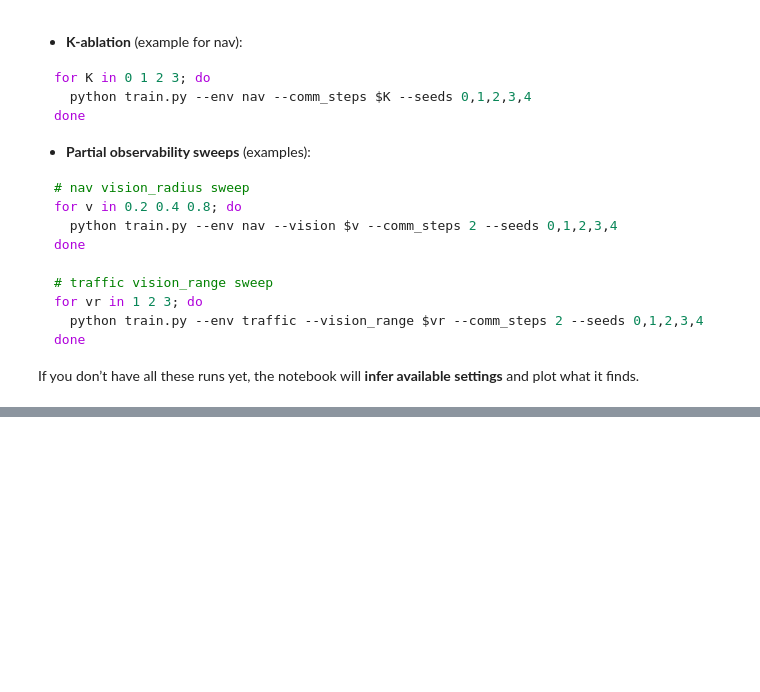
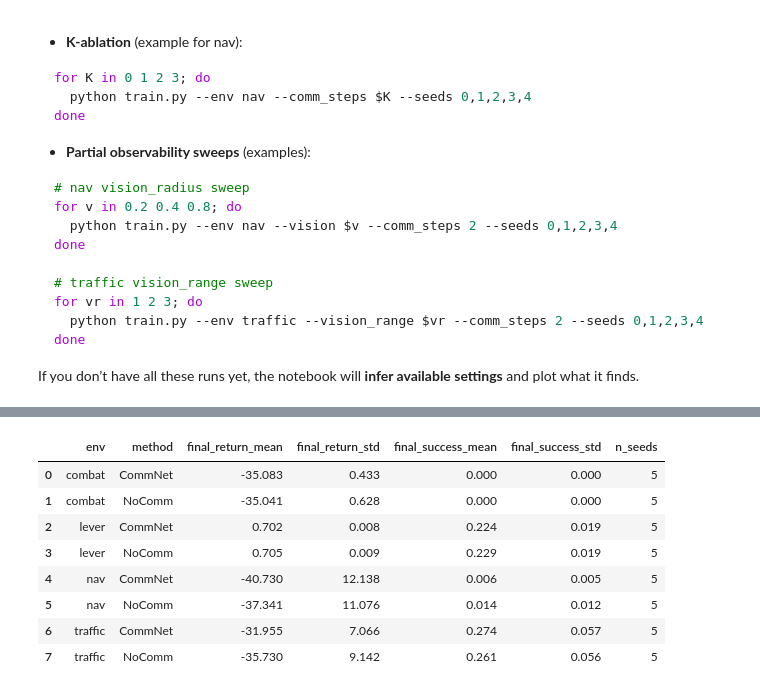
Before and after one commit to Xadoran/learning-multiagent-communication, a Jupyter notebook: analysis/commnet_results.ipynb, the cells around one changed output, grey strips where cells are left out. Cells and saved outputs as stored; diff of their text form; code cells hidden in the pictures; blank space fills up the shorter version.

```diff
--- a/analysis/commnet_results.ipynb
+++ b/analysis/commnet_results.ipynb
@@ -682,0 +673,92 @@ If you don’t have all these runs yet, the notebook will **infer available sett
+# %%
+# Final performance summary table (report-ready)
+from IPython.display import display
+
+import numpy as np
+import pandas as pd
+
+
+def _final_stats_over_seeds(rs: list[Run]) -> dict[str, float | int]:
+    """Compute final-window stats over seeds (deduped to latest run per seed)."""
+    latest = _latest_per_seed(rs)
+    n = len(latest)
+
+    if n == 0:
+        return {
+            "final_return_mean": float("nan"),
+            "final_return_std": float("nan"),
+            "final_success_mean": float("nan"),
+            "final_success_std": float("nan"),
+            "n_seeds": 0,
+        }
+
+    final_returns = np.array(
+        [_final_mean(r.returns, FINAL_WINDOW) for r in latest], dtype=np.float64
+    )
+    final_success = np.array(
+        [_final_mean(r.success, FINAL_WINDOW) for r in latest], dtype=np.float64
+    )
+
+    def _mean_std(x: np.ndarray) -> tuple[float, float]:
+        x = np.asarray(x, dtype=np.float64)
+        x = x[np.isfinite(x)]
+        if x.size == 0:
+            return float("nan"), float("nan")
+        if x.size == 1:
+            return float(x[0]), 0.0
+        return float(np.mean(x)), float(np.std(x))
+
+    ret_mean, ret_std = _mean_std(final_returns)
+    suc_mean, suc_std = _mean_std(final_success)
+
+    return {
+        "final_return_mean": ret_mean,
+        "final_return_std": ret_std,
+        "final_success_mean": suc_mean,
+        "final_success_std": suc_std,
+        "n_seeds": int(n),
+    }
+
+
+rows: list[dict[str, object]] = []
+for env in sorted(set(r.env for r in runs)):
+    comm_runs, nocomm_runs = _select_core_env_runs(env, runs)
+
+    if comm_runs:
+        rows.append(
+            {"env": env, "method": "CommNet", **_final_stats_over_seeds(comm_runs)}
+        )
+
+    if nocomm_runs:
+        rows.append(
+            {"env": env, "method": "NoComm", **_final_stats_over_seeds(nocomm_runs)}
+        )
+
+
+df_final = pd.DataFrame(rows)
+if df_final.empty:
+    print("No runs found to summarize.")
+else:
+    df_final = df_final.sort_values(["env", "method"]).reset_index(drop=True)
+
+    df_final_disp = df_final.copy()
+    for c in [
+        "final_return_mean",
+        "final_return_std",
+        "final_success_mean",
+        "final_success_std",
+    ]:
+        if c in df_final_disp.columns:
+            df_final_disp[c] = df_final_disp[c].round(3)
+
+    display(df_final_disp)
+# %% [output]
+|  | env | method | final_return_mean | final_return_std | final_success_mean | final_success_std | n_seeds |
+| 0 | combat | CommNet | -35.083 | 0.433 | 0.000 | 0.000 | 5 |
+| 1 | combat | NoComm | -35.041 | 0.628 | 0.000 | 0.000 | 5 |
+| 2 | lever | CommNet | 0.702 | 0.008 | 0.224 | 0.019 | 5 |
+| 3 | lever | NoComm | 0.705 | 0.009 | 0.229 | 0.019 | 5 |
+| 4 | nav | CommNet | -40.730 | 12.138 | 0.006 | 0.005 | 5 |
+| 5 | nav | NoComm | -37.341 | 11.076 | 0.014 | 0.012 | 5 |
+| 6 | traffic | CommNet | -31.955 | 7.066 | 0.274 | 0.057 | 5 |
+| 7 | traffic | NoComm | -35.730 | 9.142 | 0.261 | 0.056 | 5 |
```
Also changed, not shown: parts of 6 cells of this notebook, 1 other file.
